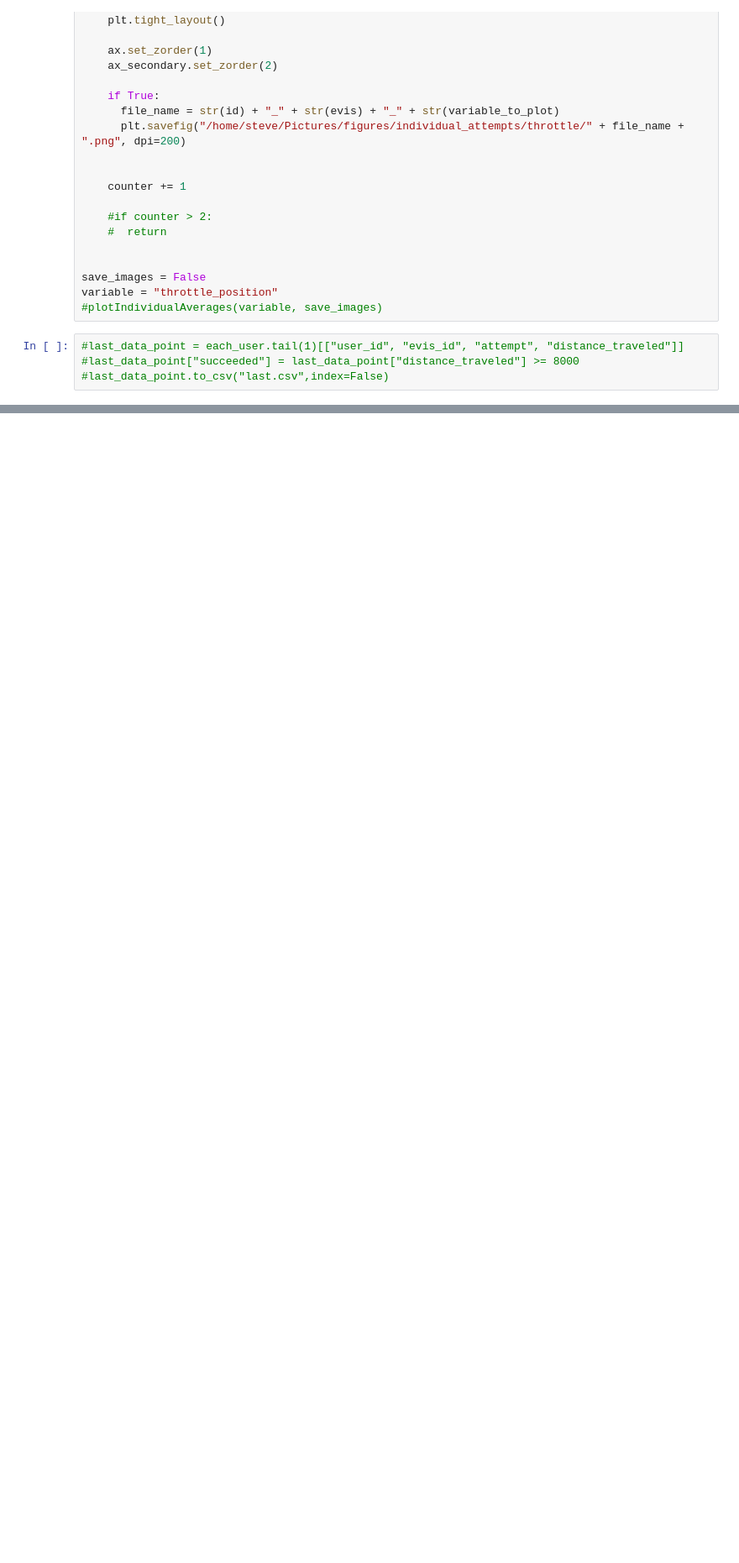
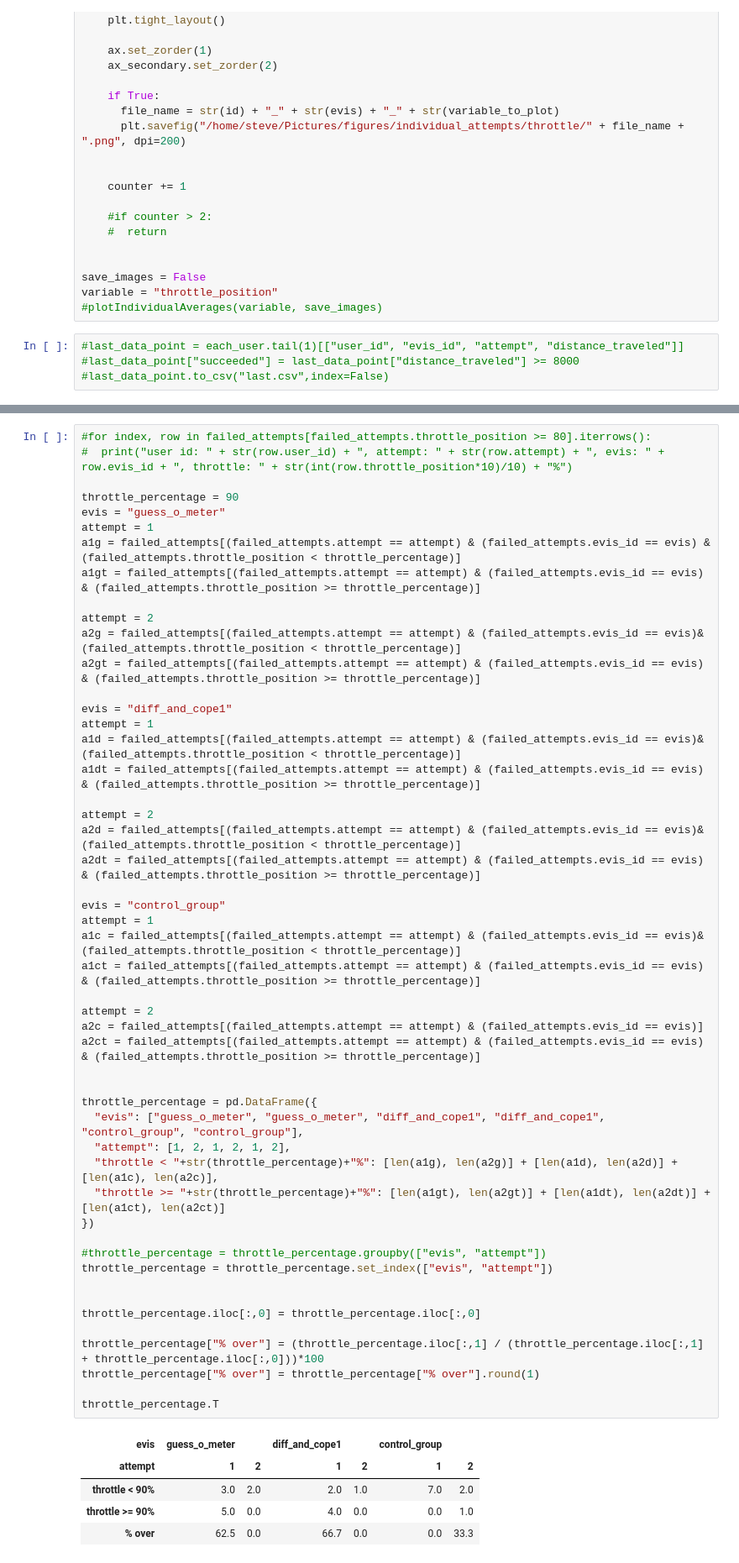
Before and after one commit to Sandsten/bev-vr-data-analysis, a Jupyter notebook: jupyter-notebooks/vis driving data.ipynb, the cells around one changed output, grey strips where cells are left out. Shown at 84% size. Drawn from its saved outputs; the diff is of its cells as text; blank space fills up the shorter version.

```diff
--- a/jupyter-notebooks/vis driving data.ipynb
+++ b/jupyter-notebooks/vis driving data.ipynb
@@ -615,0 +645,56 @@ variable = "throttle_position"
+# %%
+#for index, row in failed_attempts[failed_attempts.throttle_position >= 80].iterrows():
+#  print("user id: " + str(row.user_id) + ", attempt: " + str(row.attempt) + ", evis: " + row.evis_id + ", throttle: " + str(int(row.throttle_position*10)/10) + "%")
+
+throttle_percentage = 90
+evis = "guess_o_meter"
+attempt = 1
+a1g = failed_attempts[(failed_attempts.attempt == attempt) & (failed_attempts.evis_id == evis) & (failed_attempts.throttle_position < throttle_percentage)]
+a1gt = failed_attempts[(failed_attempts.attempt == attempt) & (failed_attempts.evis_id == evis) & (failed_attempts.throttle_position >= throttle_percentage)]
+
+attempt = 2
+a2g = failed_attempts[(failed_attempts.attempt == attempt) & (failed_attempts.evis_id == evis)& (failed_attempts.throttle_position < throttle_percentage)]
+a2gt = failed_attempts[(failed_attempts.attempt == attempt) & (failed_attempts.evis_id == evis) & (failed_attempts.throttle_position >= throttle_percentage)]
+
+evis = "diff_and_cope1"
+attempt = 1
+a1d = failed_attempts[(failed_attempts.attempt == attempt) & (failed_attempts.evis_id == evis)& (failed_attempts.throttle_position < throttle_percentage)]
+a1dt = failed_attempts[(failed_attempts.attempt == attempt) & (failed_attempts.evis_id == evis) & (failed_attempts.throttle_position >= throttle_percentage)]
+
+attempt = 2
+a2d = failed_attempts[(failed_attempts.attempt == attempt) & (failed_attempts.evis_id == evis)& (failed_attempts.throttle_position < throttle_percentage)]
+a2dt = failed_attempts[(failed_attempts.attempt == attempt) & (failed_attempts.evis_id == evis) & (failed_attempts.throttle_position >= throttle_percentage)]
+
+evis = "control_group"
+attempt = 1
+a1c = failed_attempts[(failed_attempts.attempt == attempt) & (failed_attempts.evis_id == evis)& (failed_attempts.throttle_position < throttle_percentage)]
+a1ct = failed_attempts[(failed_attempts.attempt == attempt) & (failed_attempts.evis_id == evis) & (failed_attempts.throttle_position >= throttle_percentage)]
+
+attempt = 2
+a2c = failed_attempts[(failed_attempts.attempt == attempt) & (failed_attempts.evis_id == evis)]
+a2ct = failed_attempts[(failed_attempts.attempt == attempt) & (failed_attempts.evis_id == evis) & (failed_attempts.throttle_position >= throttle_percentage)]
+
+
+throttle_percentage = pd.DataFrame({
+  "evis": ["guess_o_meter", "guess_o_meter", "diff_and_cope1", "diff_and_cope1", "control_group", "control_group"],
+  "attempt": [1, 2, 1, 2, 1, 2],
+  "throttle < "+str(throttle_percentage)+"%": [len(a1g), len(a2g)] + [len(a1d), len(a2d)] + [len(a1c), len(a2c)],
+  "throttle >= "+str(throttle_percentage)+"%": [len(a1gt), len(a2gt)] + [len(a1dt), len(a2dt)] + [len(a1ct), len(a2ct)]
+})
+
+#throttle_percentage = throttle_percentage.groupby(["evis", "attempt"])
+throttle_percentage = throttle_percentage.set_index(["evis", "attempt"])
+
+
+throttle_percentage.iloc[:,0] = throttle_percentage.iloc[:,0]
+
+throttle_percentage["% over"] = (throttle_percentage.iloc[:,1] / (throttle_percentage.iloc[:,1] + throttle_percentage.iloc[:,0]))*100
+throttle_percentage["% over"] = throttle_percentage["% over"].round(1)
+
+throttle_percentage.T
+# %% [output]
+| evis | guess_o_meter |  | diff_and_cope1 |  | control_group |  |
+| attempt | 1 | 2 | 1 | 2 | 1 | 2 |
+| throttle < 90% | 3.0 | 2.0 | 2.0 | 1.0 | 7.0 | 2.0 |
+| throttle >= 90% | 5.0 | 0.0 | 4.0 | 0.0 | 0.0 | 1.0 |
+| % over | 62.5 | 0.0 | 66.7 | 0.0 | 0.0 | 33.3 |
```
Also changed, not shown: parts of 17 cells of this notebook.
